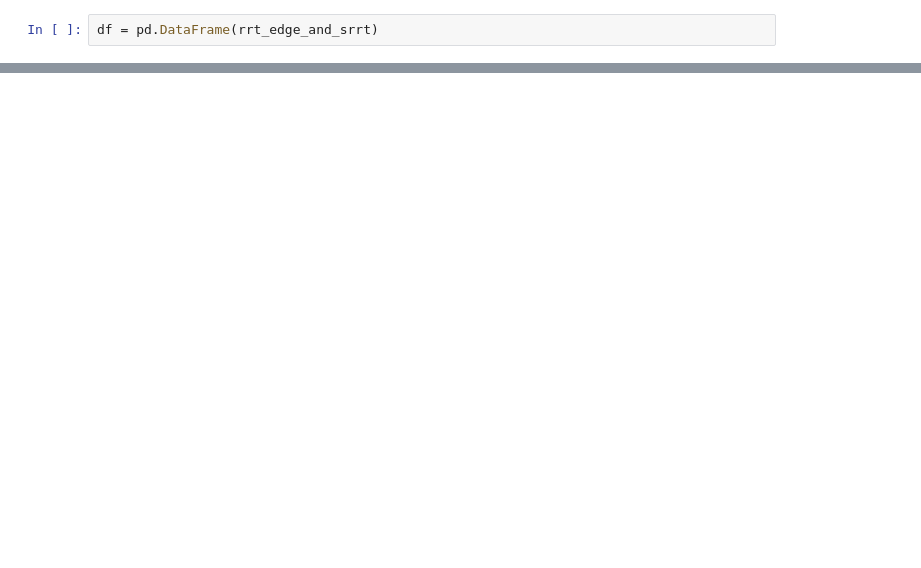
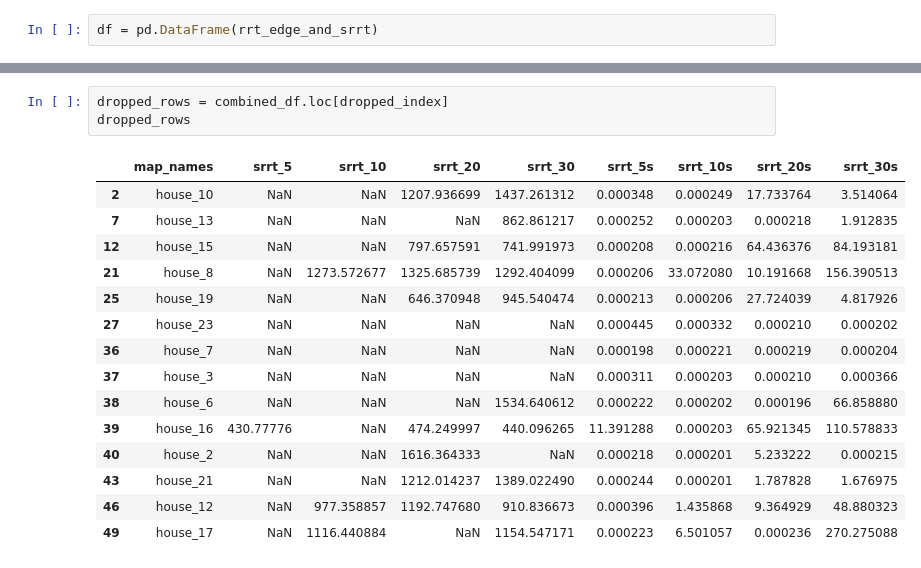
Before and after one commit to cameronstackhouse/PathPlanning, a Jupyter notebook: src/Evaluation/dynamic-2d/analysis.ipynb, the cells around one changed output, grey strips where cells are left out. Drawn from its saved outputs; the diff is of its cells as text; blank space fills up the shorter version.

```diff
--- a/src/Evaluation/dynamic-2d/analysis.ipynb
+++ b/src/Evaluation/dynamic-2d/analysis.ipynb
@@ -102,0 +97,19 @@ SyntaxError: f-string: unmatched '[' (<ipython-input-75-46929b6fdec5>, line 1)
+# %%
+dropped_rows = combined_df.loc[dropped_index]
+dropped_rows
+# %% [output]
+|  | map_names | srrt_5 | srrt_10 | srrt_20 | srrt_30 | srrt_5s | srrt_10s | srrt_20s | srrt_30s |
+| 2 | house_10 | NaN | NaN | 1207.936699 | 1437.261312 | 0.000348 | 0.000249 | 17.733764 | 3.514064 |
+| 7 | house_13 | NaN | NaN | NaN | 862.861217 | 0.000252 | 0.000203 | 0.000218 | 1.912835 |
+| 12 | house_15 | NaN | NaN | 797.657591 | 741.991973 | 0.000208 | 0.000216 | 64.436376 | 84.193181 |
+| 21 | house_8 | NaN | 1273.572677 | 1325.685739 | 1292.404099 | 0.000206 | 33.072080 | 10.191668 | 156.390513 |
+| 25 | house_19 | NaN | NaN | 646.370948 | 945.540474 | 0.000213 | 0.000206 | 27.724039 | 4.817926 |
+| 27 | house_23 | NaN | NaN | NaN | NaN | 0.000445 | 0.000332 | 0.000210 | 0.000202 |
+| 36 | house_7 | NaN | NaN | NaN | NaN | 0.000198 | 0.000221 | 0.000219 | 0.000204 |
+| 37 | house_3 | NaN | NaN | NaN | NaN | 0.000311 | 0.000203 | 0.000210 | 0.000366 |
+| 38 | house_6 | NaN | NaN | NaN | 1534.640612 | 0.000222 | 0.000202 | 0.000196 | 66.858880 |
+| 39 | house_16 | 430.77776 | NaN | 474.249997 | 440.096265 | 11.391288 | 0.000203 | 65.921345 | 110.578833 |
+| 40 | house_2 | NaN | NaN | 1616.364333 | NaN | 0.000218 | 0.000201 | 5.233222 | 0.000215 |
+| 43 | house_21 | NaN | NaN | 1212.014237 | 1389.022490 | 0.000244 | 0.000201 | 1.787828 | 1.676975 |
+| 46 | house_12 | NaN | 977.358857 | 1192.747680 | 910.836673 | 0.000396 | 1.435868 | 9.364929 | 48.880323 |
+| 49 | house_17 | NaN | 1116.440884 | NaN | 1154.547171 | 0.000223 | 6.501057 | 0.000236 | 270.275088 |
```
Also changed, not shown: parts of 9 cells of this notebook.
